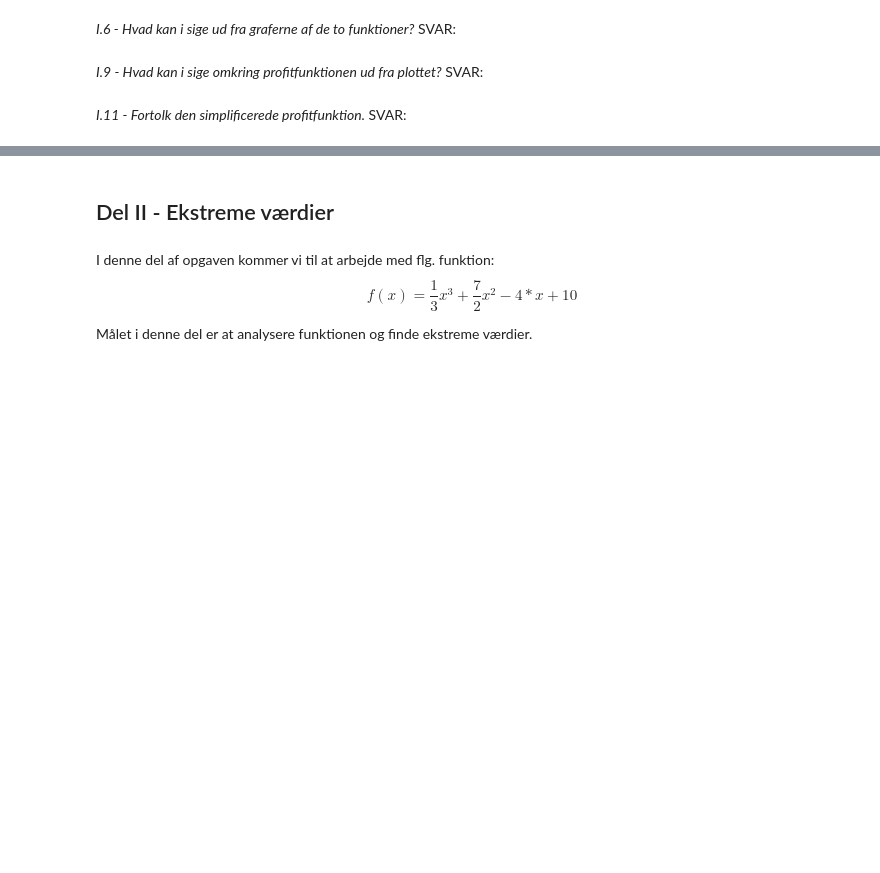
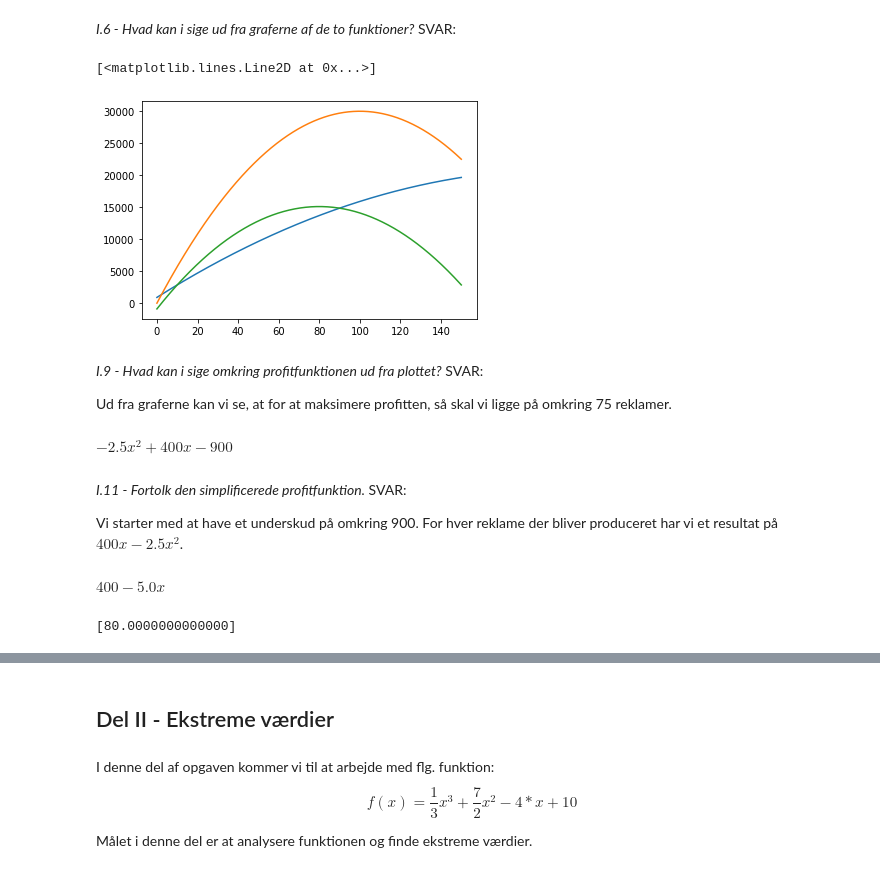
Before and after one commit to stlinde/AAU-Anvendt-Matematik, a Jupyter notebook: Øvelse 2 - Calculus.ipynb, the cells around one changed output, grey strips where cells are left out. Drawn from its saved outputs; the diff is of its cells as text; code cells hidden in the pictures; blank space fills up the shorter version.

```diff
--- a/Øvelse 2 - Calculus.ipynb
+++ b/Øvelse 2 - Calculus.ipynb
@@ -44,17 +83,39 @@ SVAR:
 # %%
 # I.8 - Plot P(x) sammen med R(x) og C(x)
 # Brug samme range som i det førstew plot.
+plt.plot(x, cx)
+plt.plot(x, rx)
+plt.plot(x, px)
+# %% [output]
+[<matplotlib.lines.Line2D at 0x...>]
+[figure, added]
 # %% [markdown]
 *I.9 - Hvad kan i sige omkring profitfunktionen ud fra plottet?*
 SVAR:
+
+Ud fra graferne kan vi se, at for at maksimere profitten, så skal vi ligge på omkring 75 reklamer.
 # %%
 # I.10 - Brug SymPY til at simplificere profitfunktionen
 # Her kan funktionen sympy.simplify() bruges
+sympy.simplify(p_x)
+# %% [output]
+$\displaystyle - 2.5 x^{2} + 400 x - 900$
 # %% [markdown]
 *I.11 - Fortolk den simplificerede profitfunktion.*
 SVAR:
+
+Vi starter med at have et underskud på omkring 900.
+For hver reklame der bliver produceret har vi et resultat på $400x - 2.5x^2$.
 # %%
 # I.12 - Brug SymPy til at differentiere profitfunktionen
+sympy.diff(p_x)
+# %% [output]
+$\displaystyle 400 - 5.0 x$
+# %%
+# I.13 - Udregn x-værdien hvor profitten er størst
+sympy.solve(sympy.diff(p_x))
+# %% [output]
+[80.0000000000000]
 # %% [markdown]
 *I.13 - Hvor stor skal investeringen i reklamer være for, at maksimere profitten.*
 SVAR:
```
Also changed, not shown: parts of 18 cells of this notebook.
